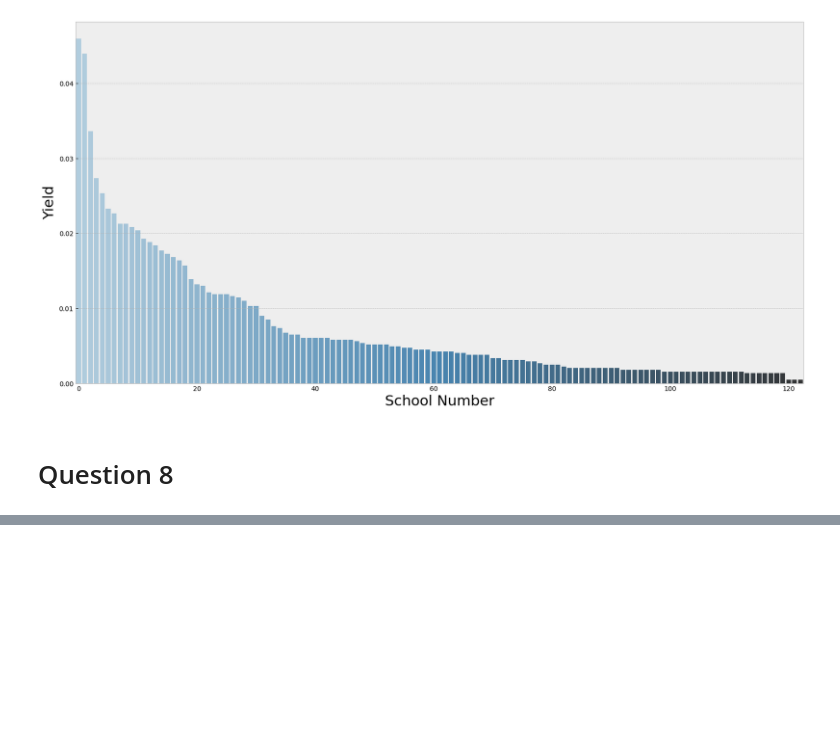
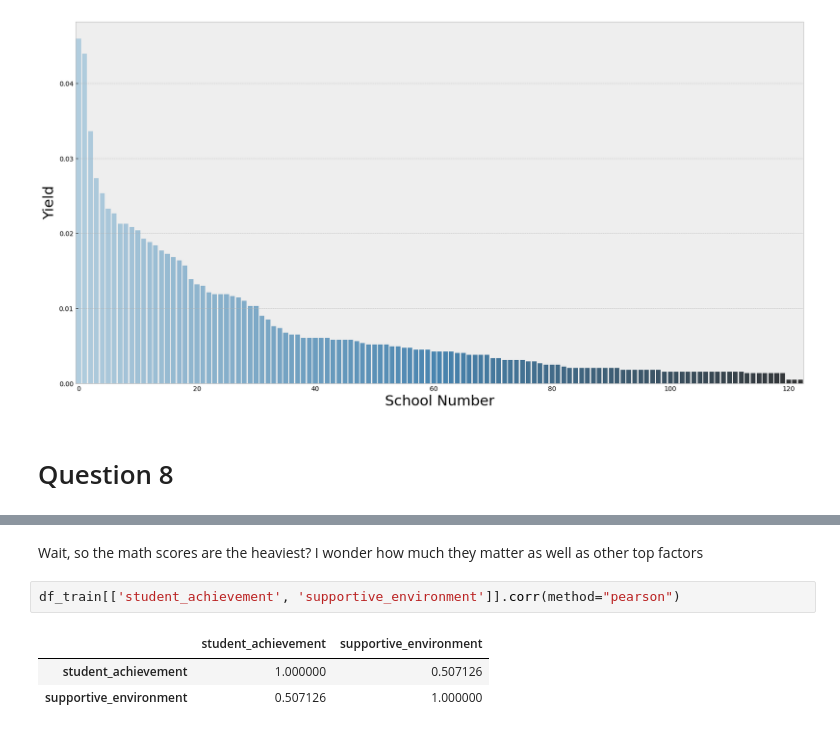
Before and after one commit to moon1ock/schools, a Jupyter notebook: DS_UA_Final_Project_1am.ipynb, the cells around one changed output, grey strips where cells are left out. Saved outputs shown, nothing was run; the diff lists cells and outputs as text; blank space fills up the shorter version.

```diff
--- a/DS_UA_Final_Project_1am.ipynb
+++ b/DS_UA_Final_Project_1am.ipynb
@@ -688,0 +843,8 @@ ax.tick_params(axis = "x", which = "both", bottom = False, top = False)
+# %% [markdown]
+Wait, so the math scores are the heaviest? I wonder how much they matter as well as other top factors
+# %%
+df_train[['student_achievement', 'supportive_environment']].corr(method="pearson")
+# %% [output]
+|  | student_achievement | supportive_environment |
+| student_achievement | 1.000000 | 0.507126 |
+| supportive_environment | 0.507126 | 1.000000 |
```
Also changed, not shown: parts of 26 cells of this notebook.
